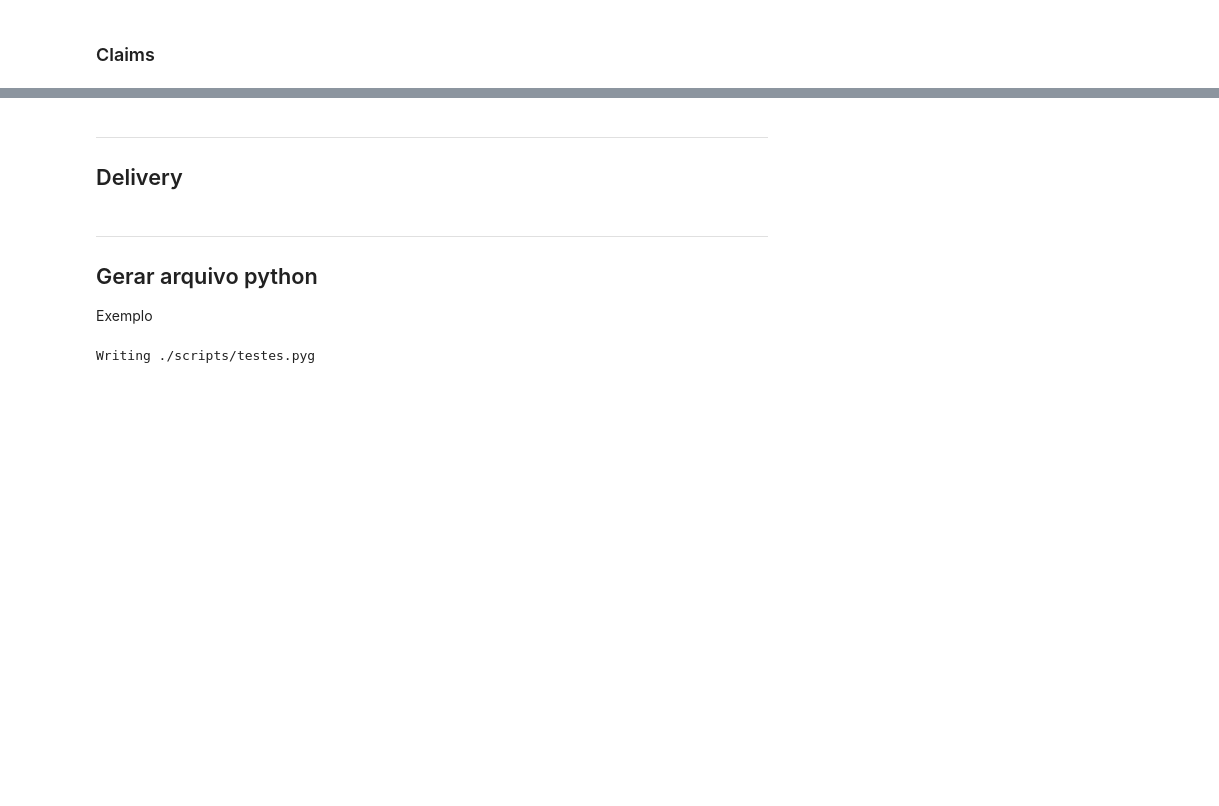
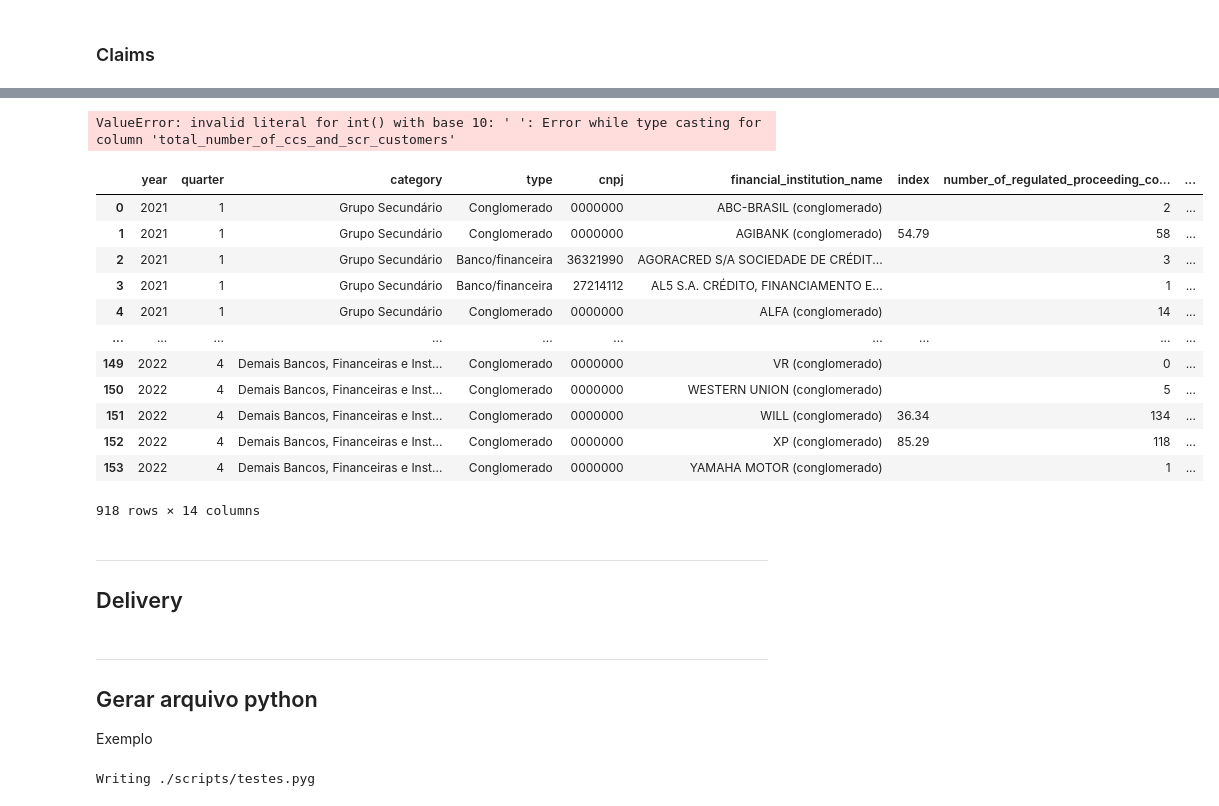
Before and after one commit to Squinelato/eEDB-011-2024-3, a Jupyter notebook: Atividade 02/etl.ipynb, the cells around one changed output, grey strips where cells are left out. Cells and saved outputs as stored; diff of their text form; code cells hidden in the pictures; blank space fills up the shorter version.

```diff
--- a/Atividade 02/etl.ipynb
+++ b/Atividade 02/etl.ipynb
@@ -268,0 +298,20 @@ claims.head(2)
+# %%
+trzd_claim.rename(
+    columns={
+        'Ano': 'year',
+        'Trimestre': 'quarter',
+        'Categoria': 'category',
+        'Tipo': 'type',
+        'CNPJ IF': 'cnpj',
+        'Instituição financeira': 'financial_institution_name',
+        'Índice': 'index',
+        'Quantidade de reclamações reguladas procedentes': 'number_of_regulated_proceeding_complaints',
+        'Quantidade de reclamações reguladas - outras': 'number_of_regulated_other_complaints',
+        'Quantidade de reclamações não reguladas': 'number_of_unregulated_complaints',
+        'Quantidade total de reclamações': 'total_number_of_complaints',
+        'Quantidade total de clientes – CCS e SCR': 'total_number_of_ccs_and_scr_customers',
+        'Quantidade de clientes – CCS': 'number_of_ccs_customers',
+        'Quantidade de clientes – SCR': 'number_of_scr_customers'
+    },
+    inplace=True
+)
@@ -269,3 +336,43 @@ claims.head(2)
+# %%
+trzd_claim["index"] = trzd_claim["index"].fillna('0')
+trzd_claim["index"] = trzd_claim["index"].str.replace(',', '.')
+trzd_claim["quarter"] = trzd_claim["quarter"].str.replace('º', '')
+trzd_claim["cnpj"] = trzd_claim["cnpj"].map(lambda cnpj: cnpj.zfill(8))
+# %%
+trzd_claim = trzd_claim.astype({
+    'year': 'str',
+    'quarter': 'uint8',
+    'category': 'str',
+    'type': 'str',
+    'cnpj': 'str',
+    'financial_institution_name': 'str',
+    'index': 'str', # TODO: converter para float64 depois
+    'number_of_regulated_proceeding_complaints': 'uint64',
+    'number_of_regulated_other_complaints': 'uint64',
+    'number_of_unregulated_complaints': 'uint64',
+    'total_number_of_complaints': 'uint64',
+    'total_number_of_ccs_and_scr_customers': 'uint64',
+    'number_of_ccs_customers': 'uint64',
+    'number_of_scr_customers': 'uint64'
+})
+# %% [output]
+ValueError: invalid literal for int() with base 10: ' ': Error while type casting for column 'total_number_of_ccs_and_scr_customers'
+# %%
+trzd_claim
+# %% [output]
+|  | year | quarter | category | type | cnpj | financial_institution_name | index | number_of_regulated_proceeding_co... | ... |
+| 0 | 2021 | 1 | Grupo Secundário | Conglomerado | 0000000 | ABC-BRASIL (conglomerado) |  | 2 | ... |
+| 1 | 2021 | 1 | Grupo Secundário | Conglomerado | 0000000 | AGIBANK (conglomerado) | 54.79 | 58 | ... |
+| 2 | 2021 | 1 | Grupo Secundário | Banco/financeira | 36321990 | AGORACRED S/A SOCIEDADE DE CRÉDIT... |  | 3 | ... |
+| 3 | 2021 | 1 | Grupo Secundário | Banco/financeira | 27214112 | AL5 S.A. CRÉDITO, FINANCIAMENTO E... |  | 1 | ... |
+| 4 | 2021 | 1 | Grupo Secundário | Conglomerado | 0000000 | ALFA (conglomerado) |  | 14 | ... |
+| ... | ... | ... | ... | ... | ... | ... | ... | ... | ... |
+| 149 | 2022 | 4 | Demais Bancos, Financeiras e Inst... | Conglomerado | 0000000 | VR (conglomerado) |  | 0 | ... |
+| 150 | 2022 | 4 | Demais Bancos, Financeiras e Inst... | Conglomerado | 0000000 | WESTERN UNION (conglomerado) |  | 5 | ... |
+| 151 | 2022 | 4 | Demais Bancos, Financeiras e Inst... | Conglomerado | 0000000 | WILL (conglomerado) | 36.34 | 134 | ... |
+| 152 | 2022 | 4 | Demais Bancos, Financeiras e Inst... | Conglomerado | 0000000 | XP (conglomerado) | 85.29 | 118 | ... |
+| 153 | 2022 | 4 | Demais Bancos, Financeiras e Inst... | Conglomerado | 0000000 | YAMAHA MOTOR (conglomerado) |  | 1 | ... |
+918 rows × 14 columns
 # %% [markdown]
 ---
 ## Delivery
```
Also changed, not shown: parts of 58 cells of this notebook, 8 other files.
